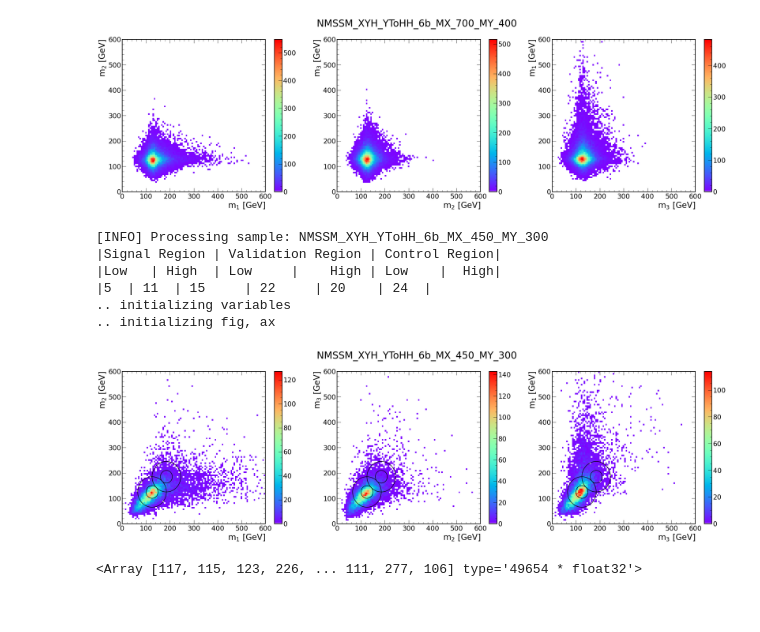
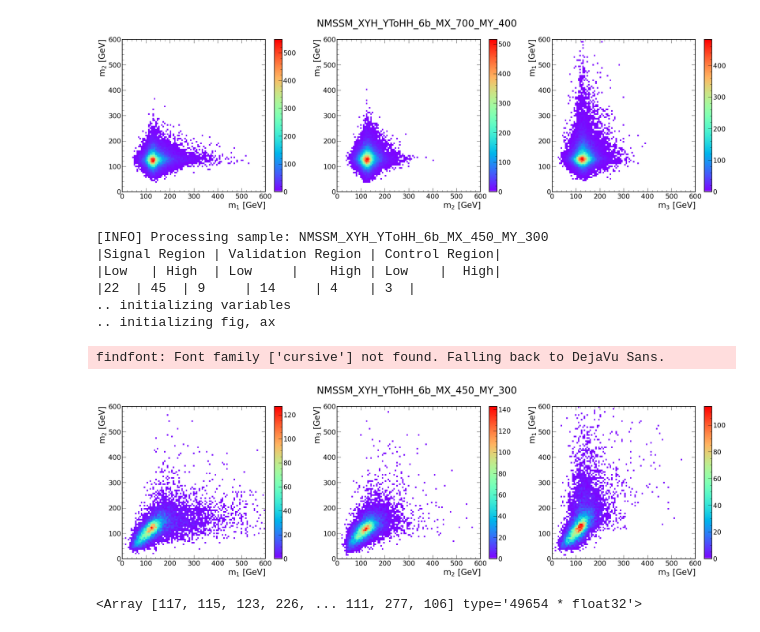
Before and after one commit to srosenzweig09/analysis, a Jupyter notebook: jupyter/4_hlo_reconstruction/mHreco_scatters.ipynb, the cells around one changed output. Drawn from its saved outputs; the diff is of its cells as text; code cells hidden in the pictures.

Commit message:
Removed circles from mass scatter

```diff
--- a/jupyter/4_hlo_reconstruction/mHreco_scatters.ipynb
+++ b/jupyter/4_hlo_reconstruction/mHreco_scatters.ipynb
@@ -4,3 +8,6 @@ import os
+# %%
+Sum18UL_dHHH = FileLocations('Summer2018UL','dHHH_pairs',False)
+Sum18UL_mH   = FileLocations('Summer2018UL','mH_pairs',  False)
 # %%
 NMSSM_MX_700_MY_400_mHpairs = '/eos/uscms/store/user/srosenzw/sixb/sixb_ntuples/NMSSM/Summer2018UL_mHpairs/NMSSM_XYH_YToHH_6b_MX_700_MY_400/ntuple.root'
 # %%
@@ -79,6 +86,7 @@ fig.savefig(f'plots/{sig.filename}/{sig.filename}_mHreco.pdf', bbox_inches='tigh
 # %%
 # Pairs selected closest to mH
 
+NMSSM_MX_700_MY_400_mHpairs = Sum18UL_mH.NMSSM_XYH_YToHH_6b_MX_700_MY_400
 sig = Signal(NMSSM_MX_700_MY_400_mHpairs)
 print(f"[INFO] Processing sample: {sig.filename}")
 sig.region_yield(normalized=True)
@@ -155,13 +163,14 @@ fig.savefig(f'plots/{sig.filename}/{sig.filename}_mHreco.pdf', bbox_inches='tigh
 mHbins = np.linspace(0,600,100)
 score_bins = np.linspace(0.35,1.01,100)
 
+NMSSM_List = Sum18UL_dHHH.NMSSM
 for i,sample in enumerate(NMSSM_List):
     # if i<7: continue
 
     sig = Signal(sample)
     print(f"[INFO] Processing sample: {sig.filename}")
-    # sig.region_yield(normalized=True)
-    sig.region_yield_sphere(normalized=True)
+    sig.region_yield(normalized=True)
+    # sig.region_yield_sphere(normalized=True)
 
     # break
 
@@ -170,6 +179,17 @@ for i,sample in enumerate(NMSSM_List):
     m1 = sig.HX_m
     m2 = sig.HY1_m
     m3 = sig.HY2_m
+
+    # print(f"N(m1 > 125 & m2 > 125) = {ak.sum((m1 > 125) & (m2 > 125))}")
+    # print(f"N(m1 > 125 & m2 < 125) = {ak.sum((m1 > 125) & (m2 < 125))}")
+    # print(f"N(m1 < 125 & m2 > 125) = {ak.sum((m1 < 125) & (m2 > 125))}")
+    # print(f"N(m1 < 125 & m2 < 125) = {ak.sum((m1 < 125) & (m2 < 125))}")
+    # print(f"N(m2 > 125 GeV) = {ak.sum(m2 > 125)}")
+    # print(f"N(m2 < 125 GeV) = {ak.sum(m2 < 125)}")
+    # print(f"N(m3 > 125 GeV) = {ak.sum(m3 > 125)}")
+    # print(f"N(m3 < 125 GeV) = {ak.sum(m3 < 125)}")
+
+    # break
 
     # print(".. initializing fig, ax")
     # fig, axs = plt.subplots(nrows=1, ncols=3, figsize=(35,9))
@@ -207,43 +227,44 @@ for i,sample in enumerate(NMSSM_List):
     ax = axs[0]
     n,xe,ye,im = Hist2d(m1, m2, bins=(mHbins, mHbins), ax=ax)
     fig.colorbar(im, ax=ax)
 
     ax = axs[1]
     n,xe,ye,im = Hist2d(m2, m3, bins=(mHbins, mHbins), ax=ax)
     fig.colorbar(im, ax=ax)
 
     ax = axs[2]
     n,xe,ye,im = Hist2d(m3, m1, bins=(mHbins, mHbins), ax=ax)
     fig.colorbar(im, ax=ax)
 
     for i,ax in enumerate(axs.flatten()):
-        draw_circle = plt.Circle((125, 125), 25, fill=False, color='k', linewidth=1.5)
-        ax.add_artist(draw_circle)
-        draw_circle = plt.Circle((125, 125), 60, fill=False, color='k', linewidth=1.5)
-        ax.add_artist(draw_circle)
-        draw_circle = plt.Circle((185, 185), 25, fill=False, color='k', linewidth=1.5)
-        ax.add_artist(draw_circle)
-        draw_circle = plt.Circle((185, 185), 60, fill=False, color='k', linewidth=1.5)
-        ax.add_artist(draw_circle)
+        # draw_circle = plt.Circle((125, 125), 25, fill=False, color='k', linewidth=1.5)
+        # ax.add_artist(draw_circle)
+        # draw_circle = plt.Circle((125, 125), 60, fill=False, color='k', linewidth=1.5)
+        # ax.add_artist(draw_circle)
+        # draw_circle = plt.Circle((185, 185), 25, fill=False, color='k', linewidth=1.5)
+        # ax.add_artist(draw_circle)
+        # draw_circle = plt.Circle((185, 185), 60, fill=False, color='k', linewidth=1.5)
+        # ax.add_artist(draw_circle)
         # ax.set_ylabel('Average b-tag score')
         ax.set_xlabel(f'$m_{i+1}$ [GeV]')
         if i ==2: i = -1
         ax.set_ylabel(f'$m_{i+2}$ [GeV]')
 
     fig.suptitle(sig.filename)
     fig.savefig(f'plots/{sig.filename}/{sig.filename}_mHreco.pdf', bbox_inches='tight')
 
     break
 
     print()
 # %% [output]
 [INFO] Processing sample: NMSSM_XYH_YToHH_6b_MX_450_MY_300
 |Signal Region | Validation Region | Control Region|
 |Low   | High  | Low     |    High | Low    |  High|
-|5  | 11  | 15     | 22     | 20    | 24  |
+|22  | 45  | 9     | 14     | 4    | 3  |
 .. initializing variables
 .. initializing fig, ax
+findfont: Font family ['cursive'] not found. Falling back to DejaVu Sans.
-[figure, old version]
+[figure, new version]
 # %%
 # %% [output]
 <Array [117, 115, 123, 226, ... 111, 277, 106] type='49654 * float32'>
```
Also changed, not shown: parts of 2 cells of this notebook.
